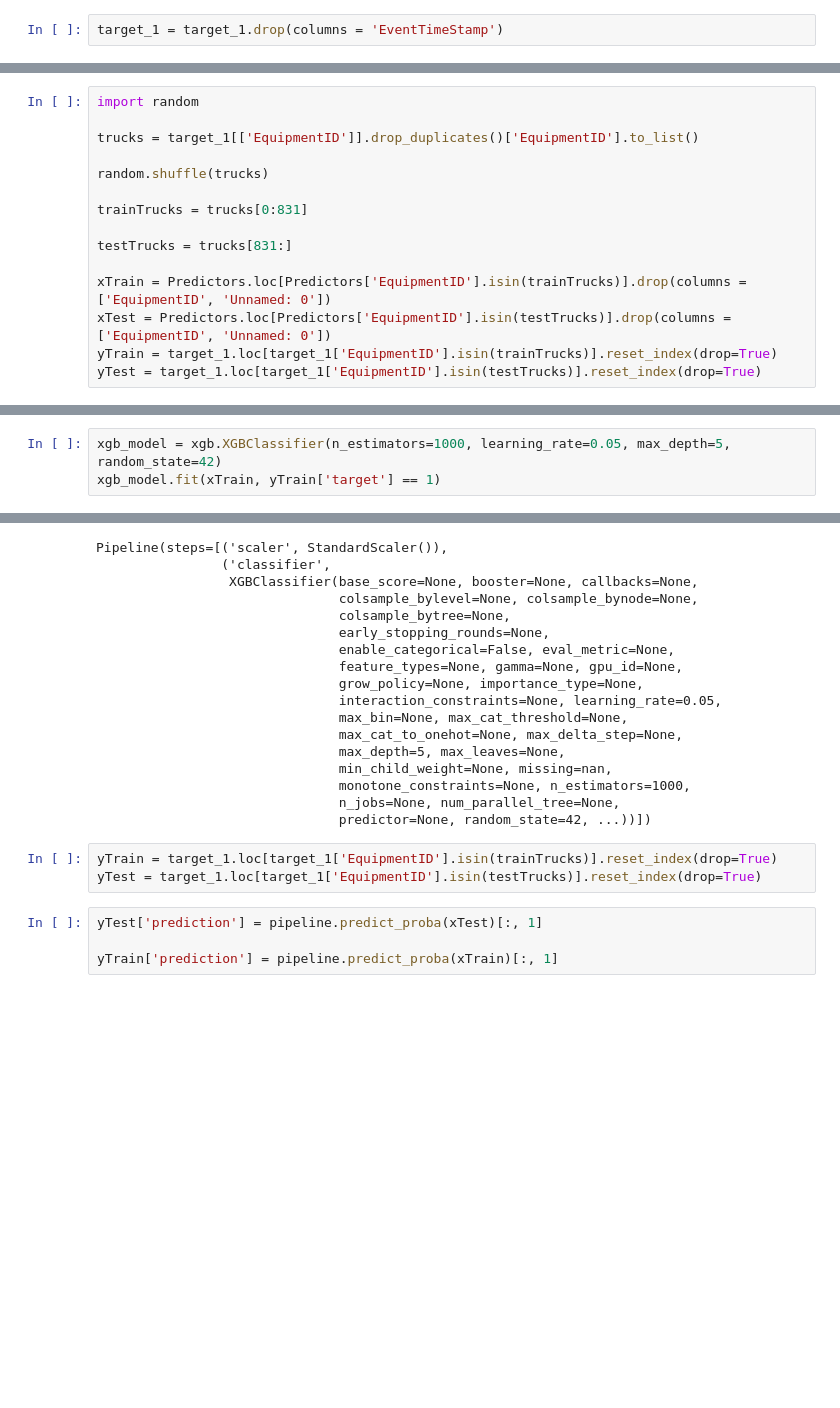
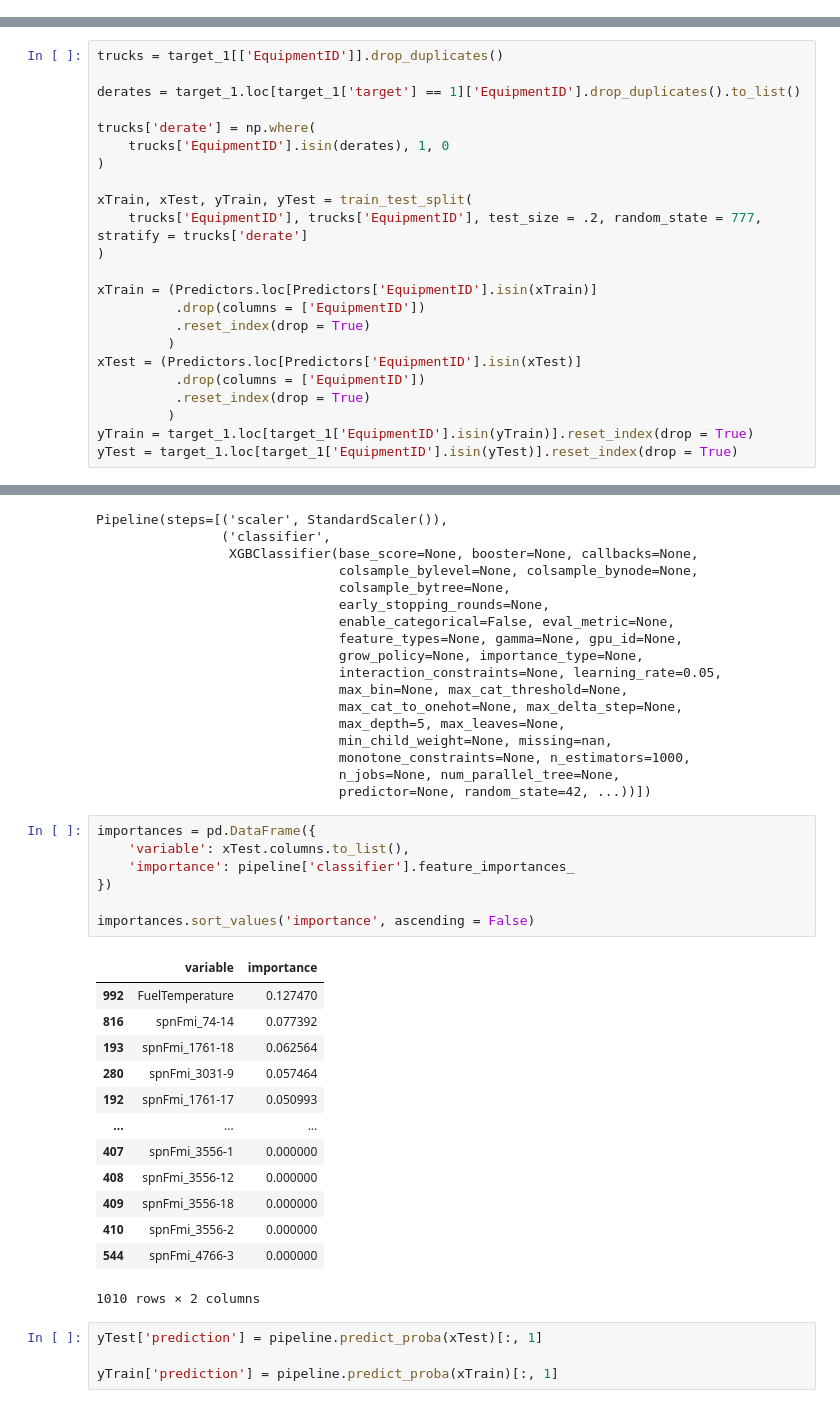
Before and after one commit to hcgreer/big_g_express-data-detectives, a Jupyter notebook: Big_G_Modeling_2.ipynb, the cells around one changed output, grey strips where cells are left out. Cells and saved outputs as stored; diff of their text form; blank space fills up the shorter version.

Commit message:
new models run

```diff
--- a/Big_G_Modeling_2.ipynb
+++ b/Big_G_Modeling_2.ipynb
@@ -47,5 +39,3 @@ target_1['second'] = pd.DatetimeIndex(target_1['EventTimeStamp']).second
-# %%
-target_1 = target_1.drop(columns = 'EventTimeStamp')
 # %%
 target_1.info()
 # %% [output]
@@ -67,18 +52,26 @@ memory usage: 33.4 MB
 # %%
-import random
+trucks = target_1[['EquipmentID']].drop_duplicates()
 
-trucks = target_1[['EquipmentID']].drop_duplicates()['EquipmentID'].to_list()
+derates = target_1.loc[target_1['target'] == 1]['EquipmentID'].drop_duplicates().to_list()
 
-random.shuffle(trucks)
+trucks['derate'] = np.where(
+    trucks['EquipmentID'].isin(derates), 1, 0
+)
 
-trainTrucks = trucks[0:831]
+xTrain, xTest, yTrain, yTest = train_test_split(
+    trucks['EquipmentID'], trucks['EquipmentID'], test_size = .2, random_state = 777, stratify = trucks['derate']
+)
 
-testTrucks = trucks[831:]
-
-xTrain = Predictors.loc[Predictors['EquipmentID'].isin(trainTrucks)].drop(columns = ['EquipmentID', 'Unnamed: 0'])
-xTest = Predictors.loc[Predictors['EquipmentID'].isin(testTrucks)].drop(columns = ['EquipmentID', 'Unnamed: 0'])
-yTrain = target_1.loc[target_1['EquipmentID'].isin(trainTrucks)].reset_index(drop=True)
-yTest = target_1.loc[target_1['EquipmentID'].isin(testTrucks)].reset_index(drop=True)
+xTrain = (Predictors.loc[Predictors['EquipmentID'].isin(xTrain)]
+          .drop(columns = ['EquipmentID'])
+          .reset_index(drop = True)
+         )
+xTest = (Predictors.loc[Predictors['EquipmentID'].isin(xTest)]
+          .drop(columns = ['EquipmentID'])
+          .reset_index(drop = True)
+         )
+yTrain = target_1.loc[target_1['EquipmentID'].isin(yTrain)].reset_index(drop = True)
+yTest = target_1.loc[target_1['EquipmentID'].isin(yTest)].reset_index(drop = True)
 # %%
 from imblearn.pipeline import Pipeline
 from imblearn.over_sampling import RandomOverSampler, SMOTE, ADASYN
@@ -87,6 +80,3 @@ from sklearn.decomposition import PCA
 from pycaret.classification import *
 import xgboost as xgb
 from sklearn.metrics import confusion_matrix
-# %%
-xgb_model = xgb.XGBClassifier(n_estimators=1000, learning_rate=0.05, max_depth=5, random_state=42)
-xgb_model.fit(xTrain, yTrain['target'] == 1)
@@ -127,9 +105,27 @@ Pipeline(steps=[('scaler', StandardScaler()),
                                monotone_constraints=None, n_estimators=1000,
                                n_jobs=None, num_parallel_tree=None,
                                predictor=None, random_state=42, ...))])
-# %%
-yTrain = target_1.loc[target_1['EquipmentID'].isin(trainTrucks)].reset_index(drop=True)
-yTest = target_1.loc[target_1['EquipmentID'].isin(testTrucks)].reset_index(drop=True)
+# %%
+importances = pd.DataFrame({
+    'variable': xTest.columns.to_list(),
+    'importance': pipeline['classifier'].feature_importances_
+})
+
+importances.sort_values('importance', ascending = False)
+# %% [output]
+|  | variable | importance |
+| 992 | FuelTemperature | 0.127470 |
+| 816 | spnFmi_74-14 | 0.077392 |
+| 193 | spnFmi_1761-18 | 0.062564 |
+| 280 | spnFmi_3031-9 | 0.057464 |
+| 192 | spnFmi_1761-17 | 0.050993 |
+| ... | ... | ... |
+| 407 | spnFmi_3556-1 | 0.000000 |
+| 408 | spnFmi_3556-12 | 0.000000 |
+| 409 | spnFmi_3556-18 | 0.000000 |
+| 410 | spnFmi_3556-2 | 0.000000 |
+| 544 | spnFmi_4766-3 | 0.000000 |
+1010 rows × 2 columns
 # %%
 yTest['prediction'] = pipeline.predict_proba(xTest)[:, 1]
 
```
Also changed, not shown: parts of 6 cells of this notebook, 1 other file.
